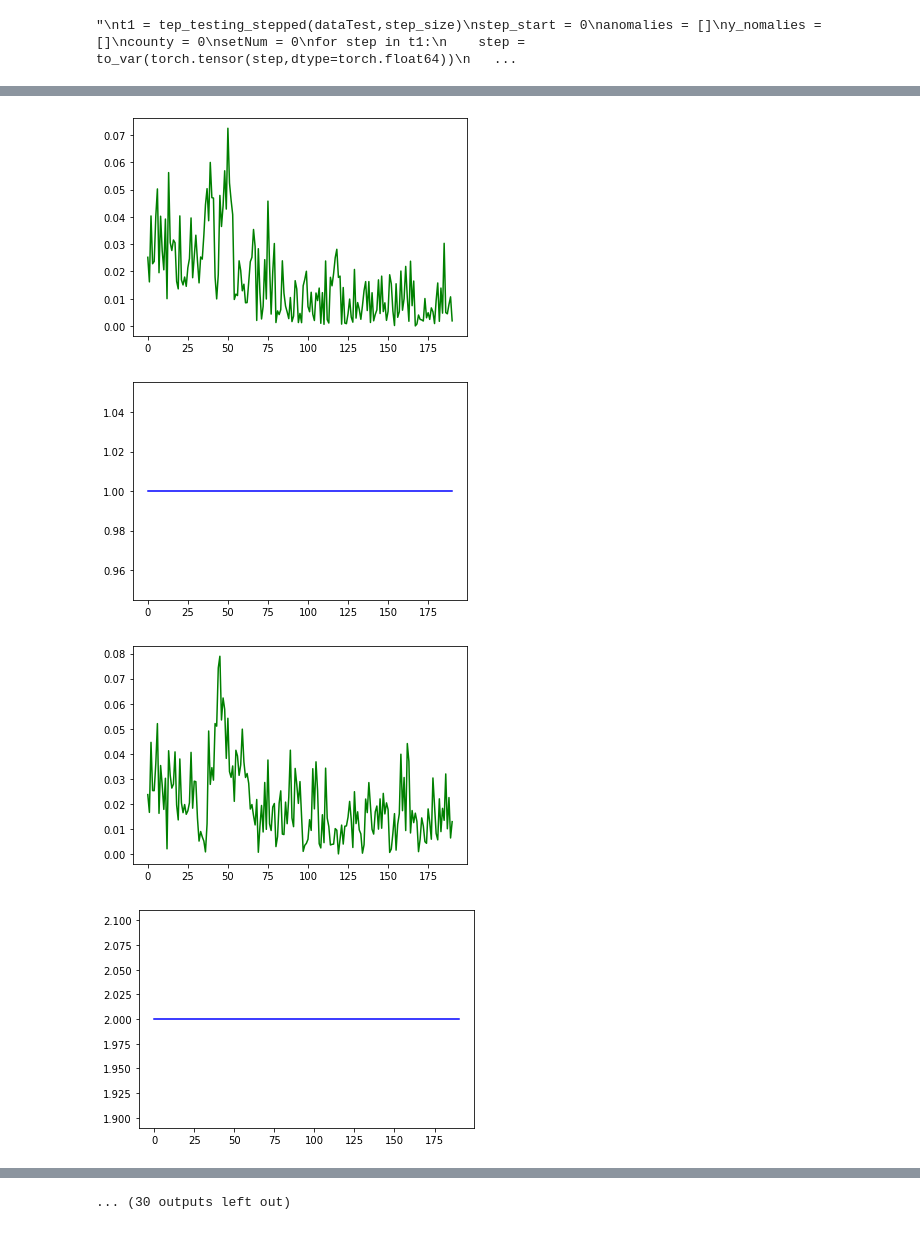
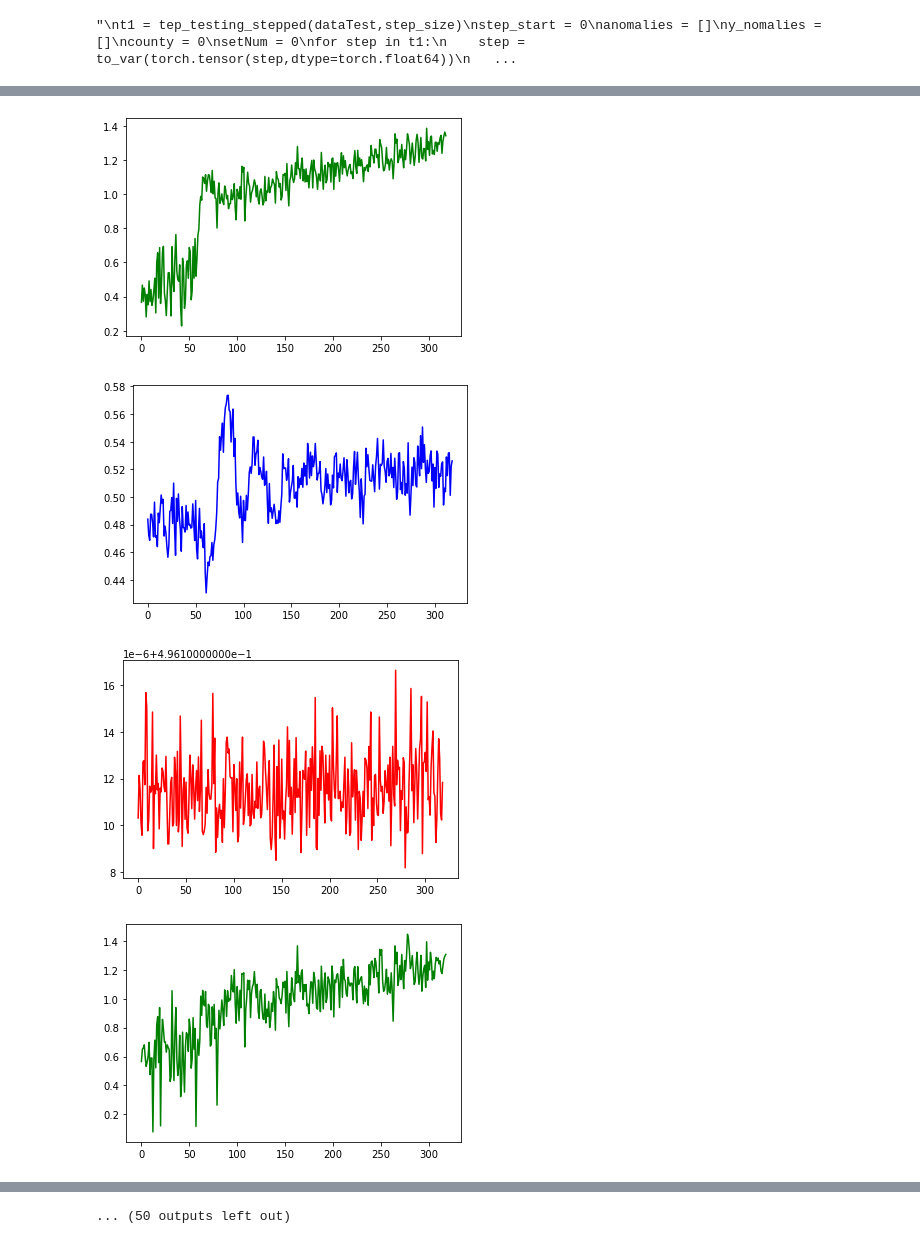
Before and after one commit to Rainmaker519/NGAFID_Anomaly_Detection, a Jupyter notebook: Charlie-Code/standup3.ipynb, the cells around one changed output, grey strips where cells are left out. Saved outputs shown, nothing was run; the diff lists cells and outputs as text; code cells hidden in the pictures.

```diff
--- a/Charlie-Code/standup3.ipynb
+++ b/Charlie-Code/standup3.ipynb
@@ -38,6 +39,6 @@ dataTest = pd.read_csv(tepTest)
 data = data.drop('Unnamed: 0',axis=1)
 data = data.drop('faultNumber',axis=1)
 data = data.drop('simulationRun',axis=1)
-data = data.drop('sample',axis=1)
+#data = data.drop('sample',axis=1)
 data
 # %% [output]
@@ -74,8 +75,10 @@ for i in faultNumbersT:
 data = data.astype('float64')
 dataTest = dataTest.astype('float64')
 # %%
-for i in range(int(len(faultNumbersTest)/500)):
-    print(str(i*500) + ": " + str(faultNumbersTest[i*500]))
+run_length = 960
+#num = 960
+for i in range(int(len(faultNumbersTest)/run_length)):
+    print(str(i*run_length) + ": " + str(faultNumbersTest[i*run_length]))
 #print(faultNumbersTest[10000:10100])
 # %% [output]
 0: 1
@@ -98,4 +104,4 @@ for i in range(int(len(faultNumbersTest)/500)):
 # %%
 print(dataTest)
-numVariables = 52
+numVariables = 53#52
 # %% [output]
@@ -338,16 +355,20 @@ for epoch in range(epochs):
     #print(range(batch))
     for i in range(batch):
         #localX = torch.tensor(b[i].cuda())
+        optimizer.zero_grad()
+        optimizer2.zero_grad()
+        optimizer3.zero_grad()
         localX = to_var(torch.tensor(b[i]))
         recon, mu, logvar = demo(localX)
         loss = loss_fn(recon, localX, mu, logvar) #doing kl-divergence loss correctly
         """This bound (kl loss) provides a unified objective function for
         op-timization of both the parameters θ and φ of the model and variational approximation, respectively."""
-        optimizer.zero_grad()
-        optimizer2.zero_grad()
+
         loss.backward()
+
         optimizer.step()
         optimizer2.step()
+        optimizer3.step()
         scheduler.step()
         idx = idx + 1
 
@@ -412,7 +433,7 @@ plt.plot(y_nomalies, 'b-')
 # %% [output]
 "\nt1 = tep_testing_stepped(dataTest,step_size)\nstep_start = 0\nanomalies = []\ny_nomalies = []\ncounty = 0\nsetNum = 0\nfor step in t1:\n    step = to_var(torch.tensor(step,dtype=torch.float64))\n   ...
 # %%
-loc = "C:/Users/Charlie/Desktop/picsForDemo2/tepGenerated/"
+loc = "C:/Users/Charlie/Desktop/picsForDemo2/tepGeneratedNeat/"
 
 strtOfTwo = int(len(dataTest)/20)
 sets = []
@@ -421,9 +442,9 @@ print(len(faultNumbersTest))
 
 print("////////////////////")
 for i in range(20):
-    print(str(strtOfTwo*runNum) + " : " + str((strtOfTwo*runNum)+960))
-    print(faultNumbersTest[strtOfTwo*runNum])
-    dt = dataTest[strtOfTwo*runNum:(strtOfTwo*runNum)+960]
+    print(str(strtOfTwo*runNum) + " : " + str((strtOfTwo*runNum)+run_length))
+    #print(faultNumbersTest[strtOfTwo*runNum])
+    dt = dataTest[strtOfTwo*runNum:(strtOfTwo*runNum)+run_length]
     t1 = tep_testing_stepped(dt,step_size)
     sets.append(t1)
     runNum = runNum + 1
@@ -431,11 +452,13 @@ print("////////////////////")
 
 setNum = 0
 for set in sets:
-    setName = "anom" + str(setNum+1) + "_G"
+    setName = "anom" + str(setNum+1) + "_Faulty_1"
     fileLoc = loc + setName + ".png"
     step_start = 0
     anomalies = []
     y_nomalies = []
+    vals = []
+    pred_vals = []
     county = 0
     #print(type(XX))
     #print(len(XX))
@@ -445,14 +468,24 @@ for set in sets:
       if True:
           #step = torch.tensor(XX[step_start:step_start+step_size])[0]
           recon,_,_ = demo(step)
-          anom = abs(torch.mean(step-recon))
+          a = 1
+          #b = 1
+          for j in range(len(step)):
+            a = a + (step[0][j] - recon[0][j])
+            #b = b * recon[0][j]
+          #anom = abs(torch.mean(step-recon))
+          #print("-------------: " + str(torch.mean(step-recon)))
+          #print(str(a) + ",    " + str(b))
+          anom = a
           anom2 = torch.mean(torch.tensor(faultNumbersTest[(setNum*strtOfTwo)+(county*step_size):(setNum*strtOfTwo)+(county*step_size+step_size)],dtype=torch.float64))
           #if county%100 == 0:
             #print("step: " + str(step))
             #print("recon: " + str(recon))
             #print(anom)
-          anomalies.append(anom)
+          anomalies.append(torch.tensor(math.sqrt(abs(anom))))
           y_nomalies.append(anom2)
+          pred_vals.append(torch.mean(recon))
+          vals.append(torch.mean(step))
           step_start = step_start + 1
           county = county + 1
     setNum = setNum + 1
@@ -497,7 +530,10 @@ for set in sets:
     plt.plot(anomalies, 'g-')
     plt.savefig(fileLoc)
     p4 = plt.figure()
-    plt.plot(y_nomalies, 'b-')
+    #plt.plot(y_nomalies, 'b-')
+    plt.plot(vals, 'b-')
+    p5 = plt.figure()
+    plt.plot(pred_vals, 'r-')
     print("-------------------------------------------------------------------------------------")
     print("-------------------------------------------------------------------------------------")
     print("-------------------------------------------------------------------------------------")
@@ -536,7 +572,7 @@ for set in sets:
 -------------------------------------------------------------------------------------
 -------------------------------------------------------------------------------------
 -------------------------------------------------------------------------------------
-[figure, old version]
+[figure, new version]
-[figure, old version]
+[figure, new version]
-[figure, old version]
+[figure, new version]
-[figure, old version]
+[figure, new version]
@@ -549 +585 @@ for set in sets:
-... (30 outputs left out)
+... (50 outputs left out)
```
Also changed, not shown: parts of 10 cells of this notebook, 1 other file.
